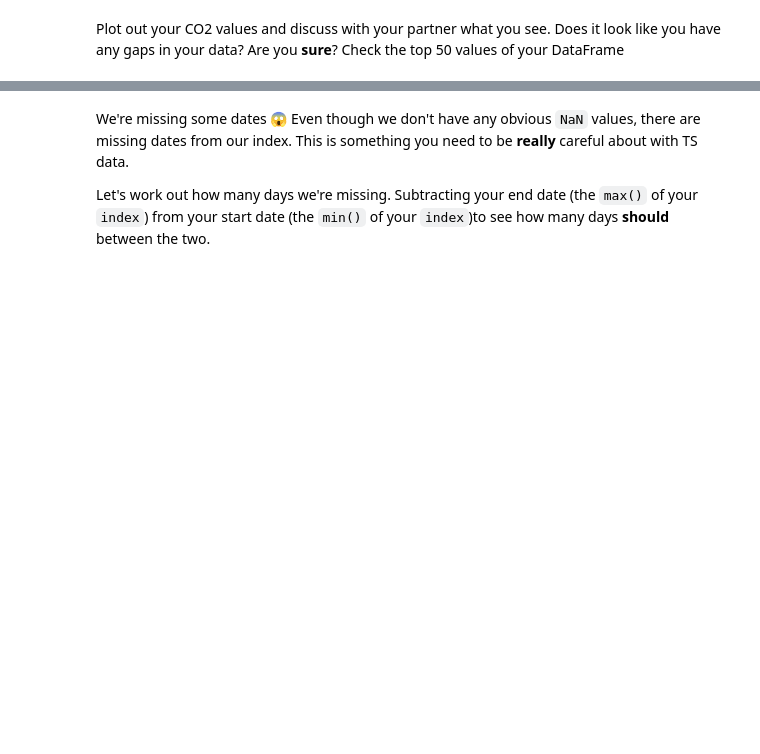
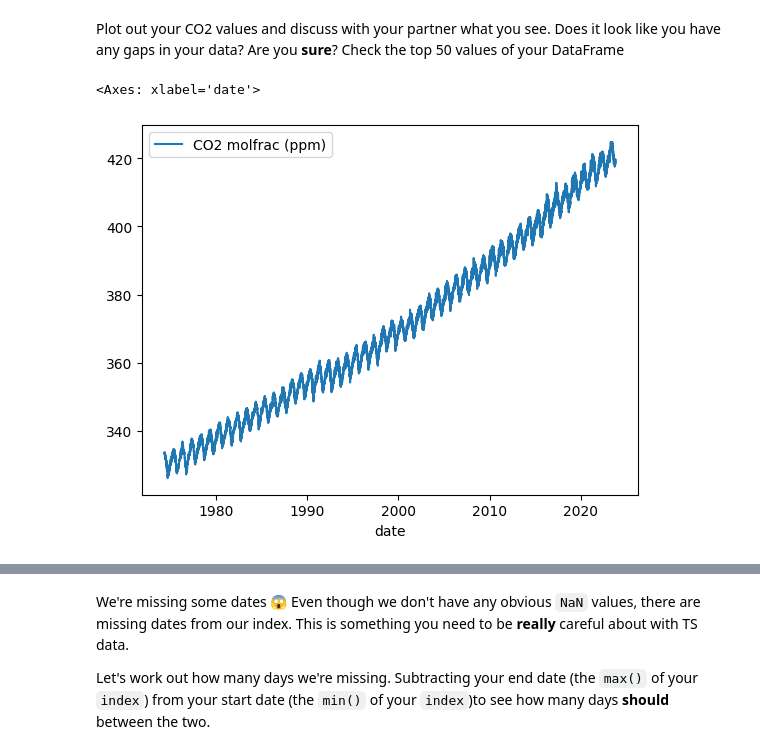
Before and after one commit to syanrys/data-arima-101, a Jupyter notebook: arima_seasonal_intro.ipynb, the cells around one changed output, grey strips where cells are left out. Cells and saved outputs as stored; diff of their text form; code cells hidden in the pictures; blank space fills up the shorter version.

```diff
--- a/arima_seasonal_intro.ipynb
+++ b/arima_seasonal_intro.ipynb
@@ -26,0 +40,5 @@ Once you've formatted it correctly, set it as your index.
+# %%
+df['date'] = pd.to_datetime(df[['year', 'month', 'day']])
+df.drop(columns=['year', 'day', 'month'], inplace=True)
+df.set_index('date', inplace=True)
+df
@@ -32,0 +62,5 @@ Plot out your CO2 values and discuss with your partner what you see. Does it loo
+# %%
+sns.lineplot(df)
+# %% [output]
+<Axes: xlabel='date'>
+[figure, added]
```
Also changed, not shown: parts of 102 cells of this notebook.
